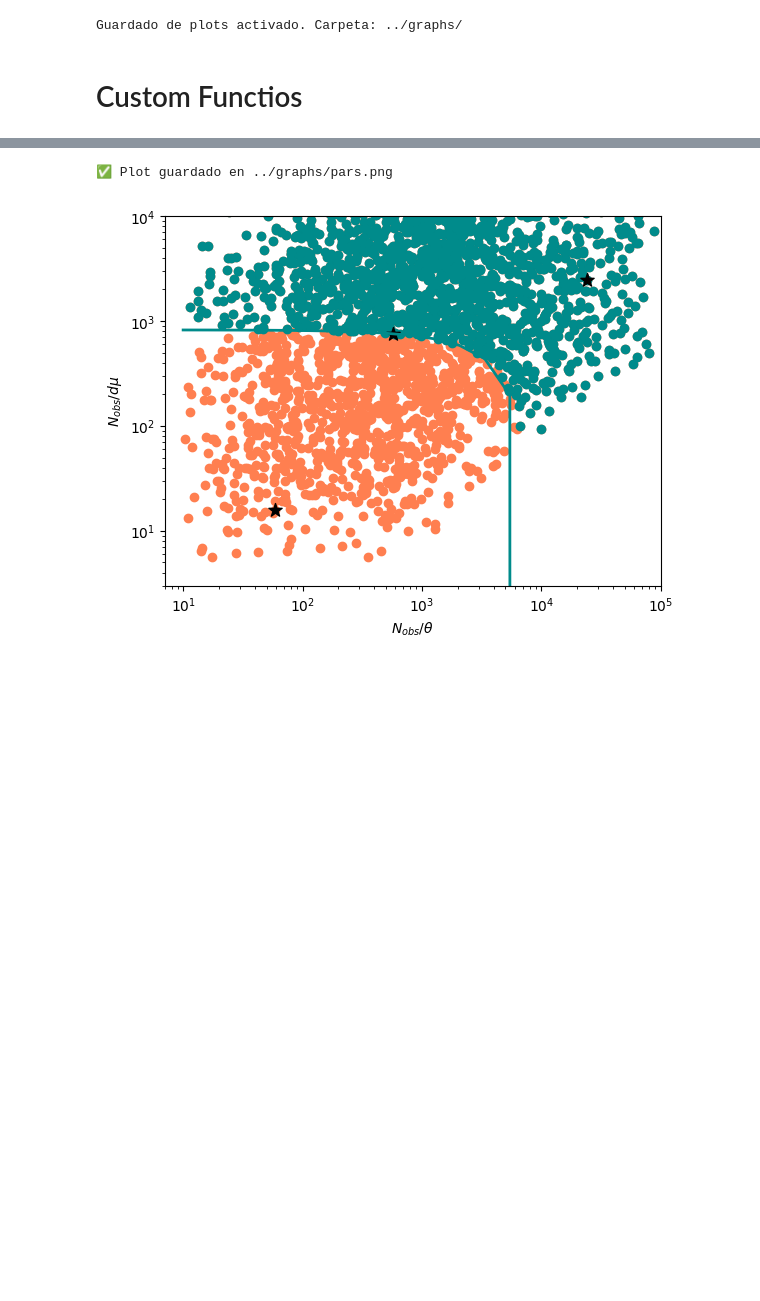
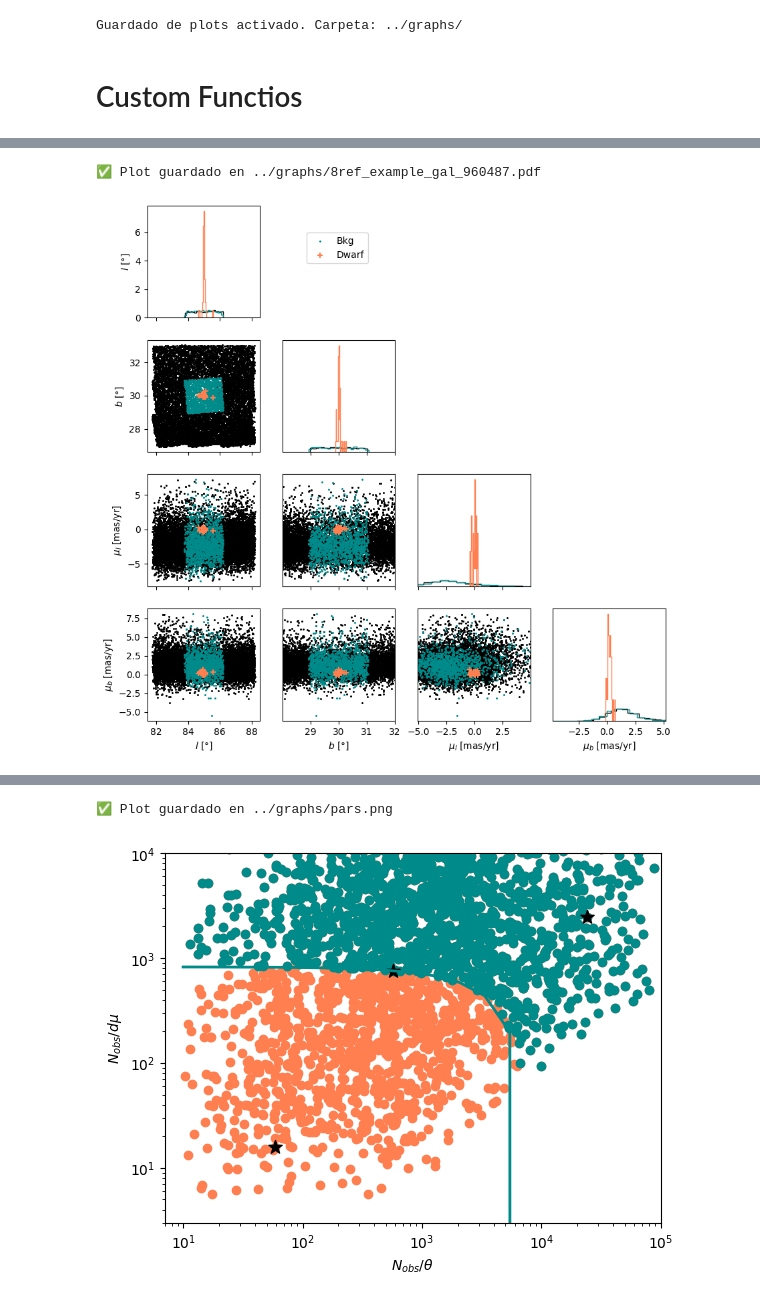
Before and after one commit to Martindelosrios/dwarf, a Jupyter notebook: codes/IndAnalysis.ipynb, the cells around one changed output, grey strips where cells are left out. Drawn from its saved outputs; the diff is of its cells as text; code cells hidden in the pictures; blank space fills up the shorter version.

```diff
--- a/codes/IndAnalysis.ipynb
+++ b/codes/IndAnalysis.ipynb
@@ -371,0 +409,11 @@ def GetRef(glon_center, glat_center, row_limit = None, size = 2,
+# %%
+ind_good = np.where((data[:,12] / data[:,13] > 2e4) & (data[:,12] / data[:,14] > 2e3))[0][4]
+ind_bad = np.where((data[:,12] / data[:,13] < 1e2) & (data[:,12] / data[:,14] < 2e1))[0][4]
+ind_mid = np.where((data[:,12] / data[:,13] > 5e2) &
+                   (data[:,12] / data[:,13] < 9e2) &
+                   (data[:,12] / data[:,14] > 7e2) &
+                   (data[:,12] / data[:,14] < 9e2)
+                  )[0][4]
+# %%
+# Let's get the background
+bkg_data = GetBkg(glon_center = 85, glat_center = 30, row_limit = None, size = 2)
@@ -371,0 +535,69 @@ def GetRef(glon_center, glat_center, row_limit = None, size = 2,
+# %%
+color_cl = 'red'
+color_full = 'darkcyan'
+color_dw = 'coral'
+color_ref = 'black'
+
+labels = ['$l$ [°]','$b$ [°]','$\mu_{l}$ [mas/yr]','$\mu_{b}$ [mas/yr]']
+
+nbins = 20
+bins = [np.linspace(np.mean(dw_data[:,0]) - 2, np.mean(dw_data[:,0]) + 2, nbins),
+        np.linspace(np.mean(dw_data[:,1]) - 2, np.mean(dw_data[:,1]) + 2, nbins),
+        np.linspace(np.mean(dw_data[:,2]) - 3, np.mean(dw_data[:,2]) + 3, nbins),
+        np.linspace(np.mean(dw_data[:,3]) - 3, np.mean(dw_data[:,3]) + 3, nbins)]
+
+lims = [(np.mean(dw_data[:,0]) - 2, np.mean(dw_data[:,0]) + 2),
+        (np.mean(dw_data[:,1]) - 2, np.mean(dw_data[:,1]) + 2),
+        (np.mean(dw_data[:,2]) - 5, np.mean(dw_data[:,2]) + 5),
+        (np.mean(dw_data[:,3]) - 5, np.mean(dw_data[:,3]) + 5)]
+
+deltas_lon = [2,2,2,-2,-2,-2,0,0]
+deltas_lat = [2,0,-2,2,0,-2,-2,2]
+
+fig, ax  = plt.subplots(4,4, figsize = (10,10), sharex = 'col')
+
+plt.subplots_adjust(hspace = 0.2, wspace = 0.2)
+
+for i in range(4):
+    for j in range(4):
+        if i < j: ax[i,j].set_axis_off()
+        if i > j:
+            #ax[i,j].set_ylim(lims[i])
+            for iref, ref in enumerate(references[:8]):
+                if i == 0:
+                    yaux = ref[:,i] + deltas_lon[iref]
+                elif i == 1:
+                    yaux = ref[:,i] + deltas_lat[iref]
+                else:
+                    yaux = ref[:,i]
+                if j == 0:
+                    xaux = ref[:,j] + deltas_lon[iref]
+                elif j == 1:
+                    xaux = ref[:,j] + deltas_lat[iref]
+                else:
+                    xaux = ref[:,j]
+                ax[i,j].scatter(xaux, yaux, color = color_ref, marker = '.', s = 5)
+            ax[i,j].scatter(full[:,j], full[:,i], color = color_full, label = 'Bkg', marker = '.', s = 5)
+            ax[i,j].scatter(dw_data[:,j], dw_data[:,i], color = color_dw, label = 'Dwarf', marker = '+')
+        if i == j:
+            ax[i,j].hist(ref[:,i], histtype = 'step', density = True, bins = 20, color = color_ref)
+            ax[i,j].hist(full[:,i], histtype = 'step', density = True, bins = 20, color = color_full)
+            ax[i,j].hist(dw_data[:,i], histtype = 'step', density = True, bins = 20, color = color_dw)
+        if i == 3:
+            ax[i,j].set_xlabel(labels[j])
+        if j == 0:
+            ax[i,j].set_ylabel(labels[i])
+        else:
+            ax[i,j].set_yticks([])
+
+#ax[0,0].set_xlim(lims[0])
+ax[3,1].set_xlim(lims[1])
+ax[3,2].set_xlim(lims[2])
+ax[3,3].set_xlim(lims[3])
+
+ax[1,0].legend(loc = 'upper right', bbox_to_anchor = (2,2))
+
+auto_save_plot(f'8ref_example_gal_{int(data[ind_mid,0])}.pdf')
+# %% [output]
+✅ Plot guardado en ../graphs/8ref_example_gal_960487.pdf
+[figure, added]
```
Also changed, not shown: parts of 27 cells of this notebook.
